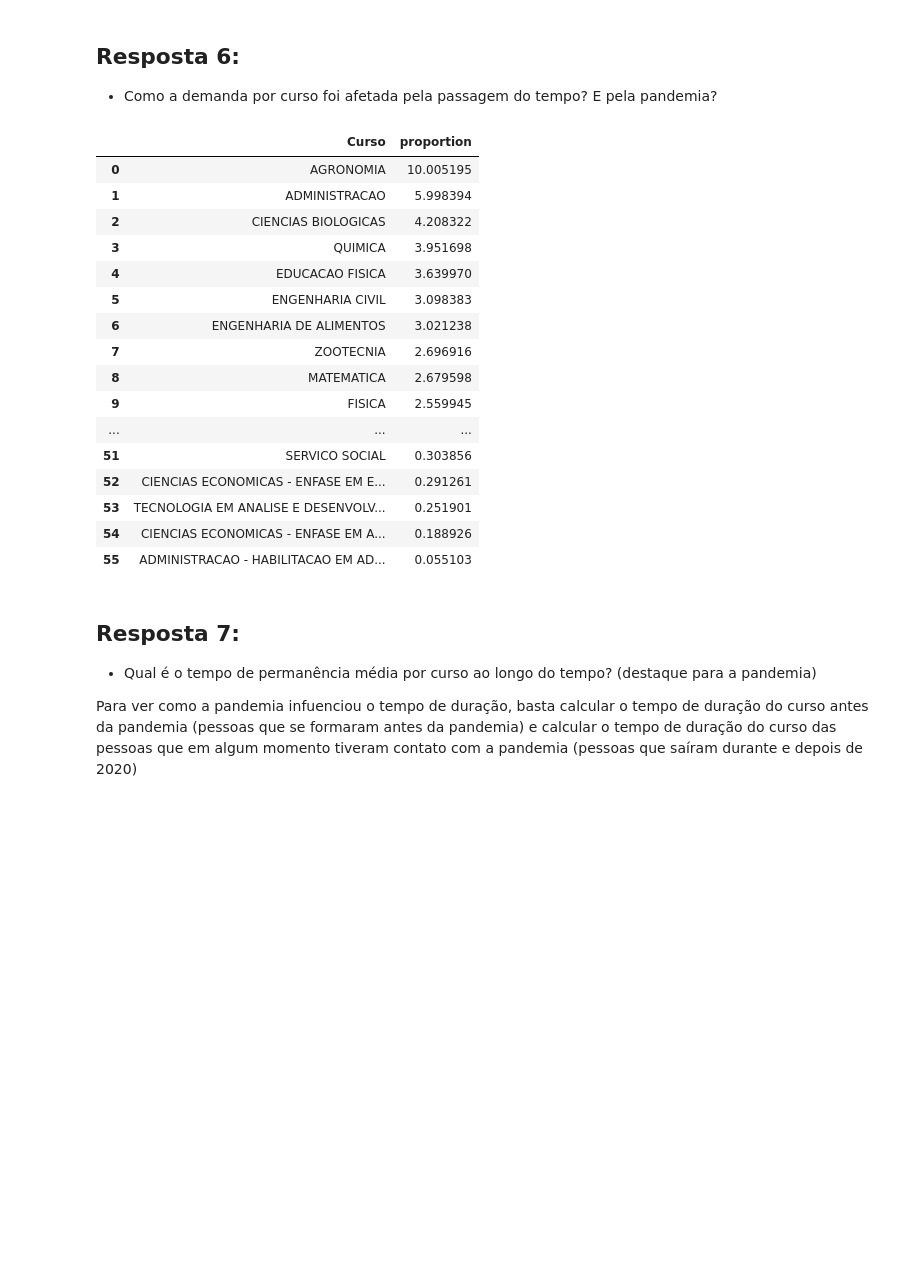
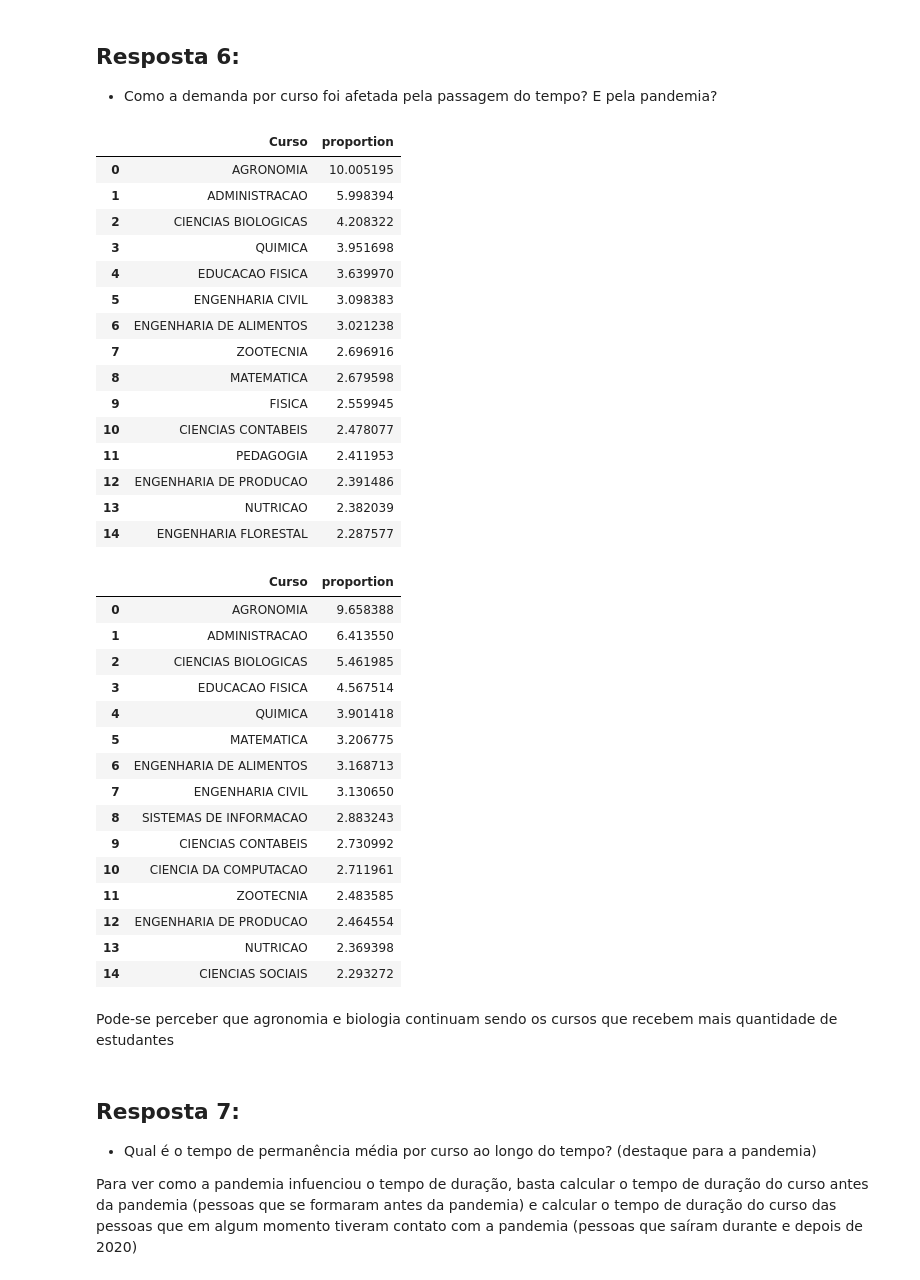
Before and after one commit to Duds04/Projeto_Dados, a Jupyter notebook: src/RespostasParte1.ipynb, the cells around one changed output. Drawn from its saved outputs; the diff is of its cells as text; code cells hidden in the pictures; blank space fills up the shorter version.

```diff
--- a/src/RespostasParte1.ipynb
+++ b/src/RespostasParte1.ipynb
@@ -483,36 +483,53 @@ Pode-se perceber que, apesar de alguns cursos não estarem mais presentes após
 # %%
 # Quarentena (a partir do 1º ano que houve ingressantes, 2020 a 2022)
 dfQ5 = df.copy()
 
 dfQ5_prePandemia = dfQ5[dfQ5['Admissao_Ano'] < 2020]
 dfQ5_posPandemia = dfQ5[dfQ5['Admissao_Ano'] >= 2020]
 
 pre_cursos_count = dfQ5_prePandemia['Curso'].value_counts(normalize=True).reset_index().sort_values(by='proportion', ascending=False)
 pos_cursos_count = dfQ5_posPandemia['Curso'].value_counts(normalize=True).reset_index().sort_values(by='proportion', ascending=False)
 
 pre_cursos_count['proportion'] = pre_cursos_count['proportion'] * 100
 pos_cursos_count['proportion'] = pos_cursos_count['proportion'] * 100
 
-pre_cursos_count
-# pos_cursos_count
+display(pre_cursos_count.head(15))
+display(pos_cursos_count.head(15))
 # %% [output]
 |  | Curso | proportion |
 | 0 | AGRONOMIA | 10.005195 |
 | 1 | ADMINISTRACAO | 5.998394 |
 | 2 | CIENCIAS BIOLOGICAS | 4.208322 |
 | 3 | QUIMICA | 3.951698 |
 | 4 | EDUCACAO FISICA | 3.639970 |
 | 5 | ENGENHARIA CIVIL | 3.098383 |
 | 6 | ENGENHARIA DE ALIMENTOS | 3.021238 |
 | 7 | ZOOTECNIA | 2.696916 |
 | 8 | MATEMATICA | 2.679598 |
 | 9 | FISICA | 2.559945 |
-| ... | ... | ... |
-| 51 | SERVICO SOCIAL | 0.303856 |
-| 52 | CIENCIAS ECONOMICAS - ENFASE EM E... | 0.291261 |
-| 53 | TECNOLOGIA EM ANALISE E DESENVOLV... | 0.251901 |
-| 54 | CIENCIAS ECONOMICAS - ENFASE EM A... | 0.188926 |
-| 55 | ADMINISTRACAO - HABILITACAO EM AD... | 0.055103 |
+| 10 | CIENCIAS CONTABEIS | 2.478077 |
+| 11 | PEDAGOGIA | 2.411953 |
+| 12 | ENGENHARIA DE PRODUCAO | 2.391486 |
+| 13 | NUTRICAO | 2.382039 |
+| 14 | ENGENHARIA FLORESTAL | 2.287577 |
+|  | Curso | proportion |
+| 0 | AGRONOMIA | 9.658388 |
+| 1 | ADMINISTRACAO | 6.413550 |
+| 2 | CIENCIAS BIOLOGICAS | 5.461985 |
+| 3 | EDUCACAO FISICA | 4.567514 |
+| 4 | QUIMICA | 3.901418 |
+| 5 | MATEMATICA | 3.206775 |
+| 6 | ENGENHARIA DE ALIMENTOS | 3.168713 |
+| 7 | ENGENHARIA CIVIL | 3.130650 |
+| 8 | SISTEMAS DE INFORMACAO | 2.883243 |
+| 9 | CIENCIAS CONTABEIS | 2.730992 |
+| 10 | CIENCIA DA COMPUTACAO | 2.711961 |
+| 11 | ZOOTECNIA | 2.483585 |
+| 12 | ENGENHARIA DE PRODUCAO | 2.464554 |
+| 13 | NUTRICAO | 2.369398 |
+| 14 | CIENCIAS SOCIAIS | 2.293272 |
+# %% [markdown]
+Pode-se perceber que agronomia e biologia continuam sendo os cursos que recebem mais quantidade de estudantes
 # %% [markdown]
 ## Resposta 7:
 - Qual é o tempo de permanência média por curso ao longo do tempo? (destaque para a pandemia)
```
